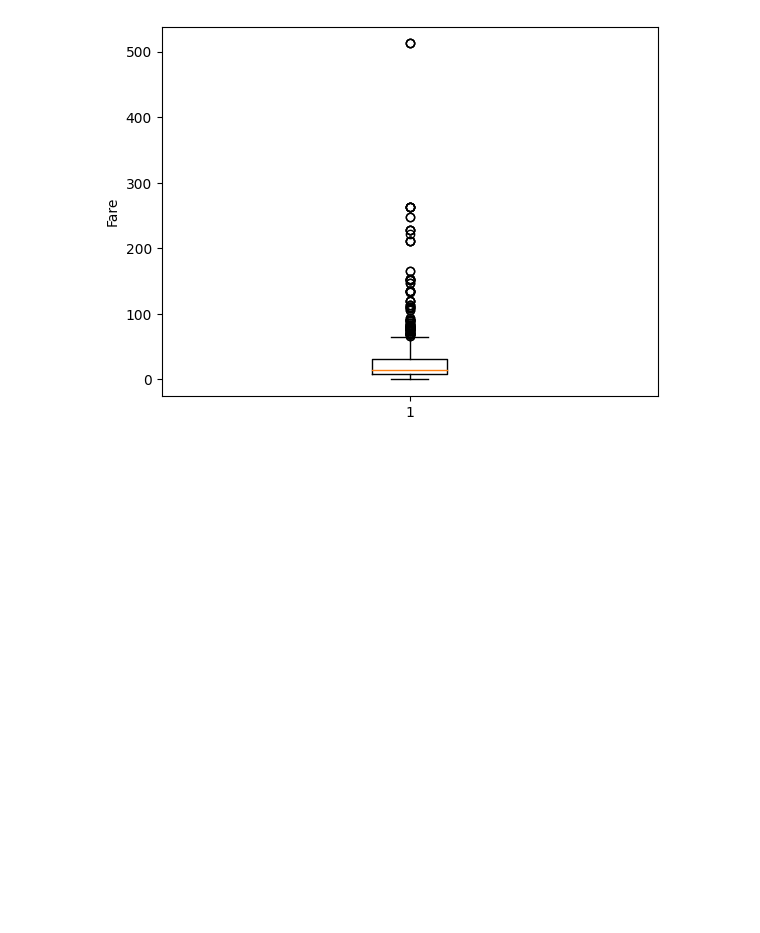
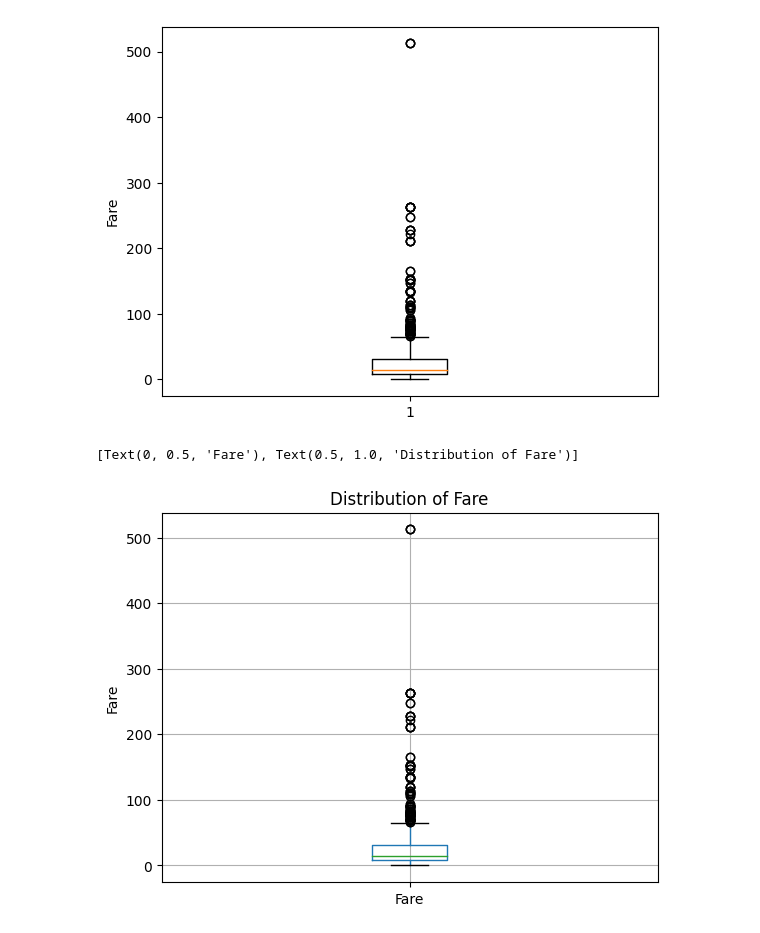
Before and after one commit to Emiliewu/datascience-assignments, a Jupyter notebook: w3_d1_assignment_Univariate_Plots_(Practice).ipynb, the cells around one changed output. Cells and saved outputs as stored; diff of their text form; code cells hidden in the pictures; blank space fills up the shorter version.

```diff
--- a/w3_d1_assignment_Univariate_Plots_(Practice).ipynb
+++ b/w3_d1_assignment_Univariate_Plots_(Practice).ipynb
@@ -152,3 +152,10 @@ ax.boxplot(data)
 ax.set_ylabel('Fare');
 # %% [output]
 [figure]
+# %%
+# Boxplots using Pandas
+ax = df.boxplot(column='Fare');
+ax.set(ylabel='Fare', title='Distribution of Fare')
+# %% [output]
+[Text(0, 0.5, 'Fare'), Text(0.5, 1.0, 'Distribution of Fare')]
+[figure, added]
```
